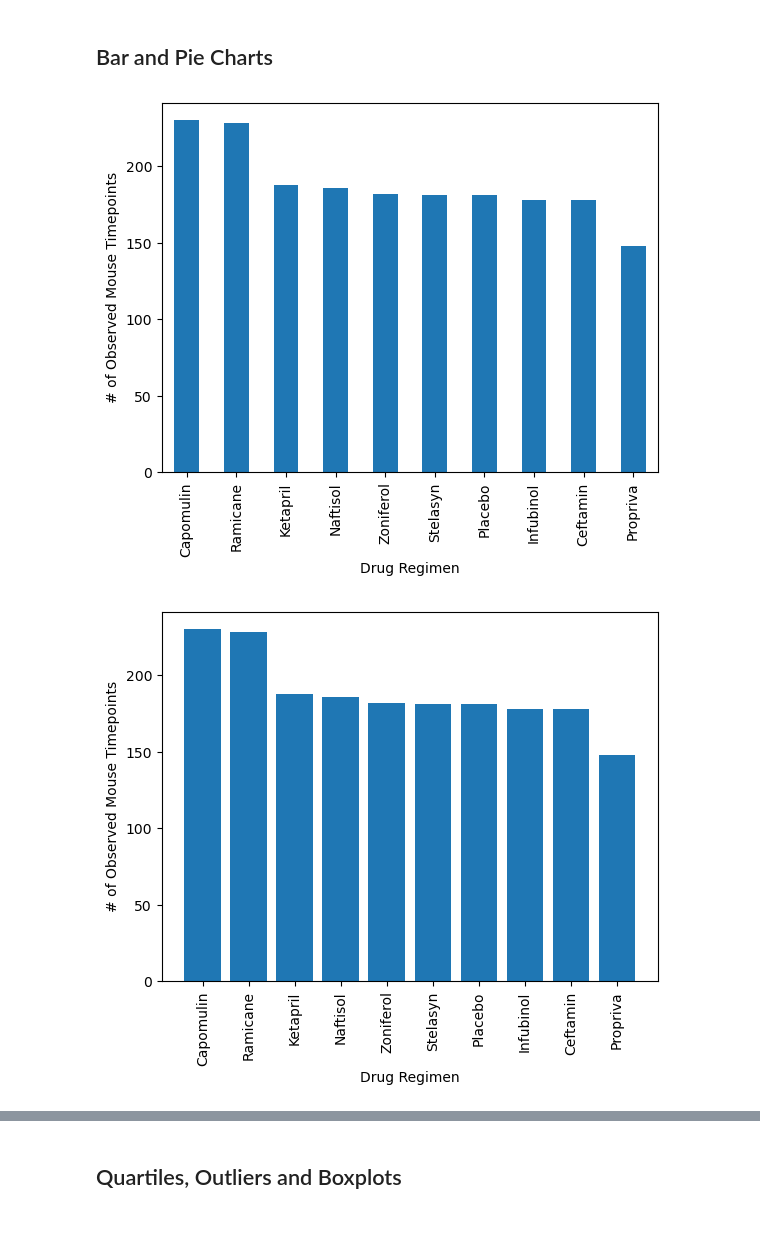
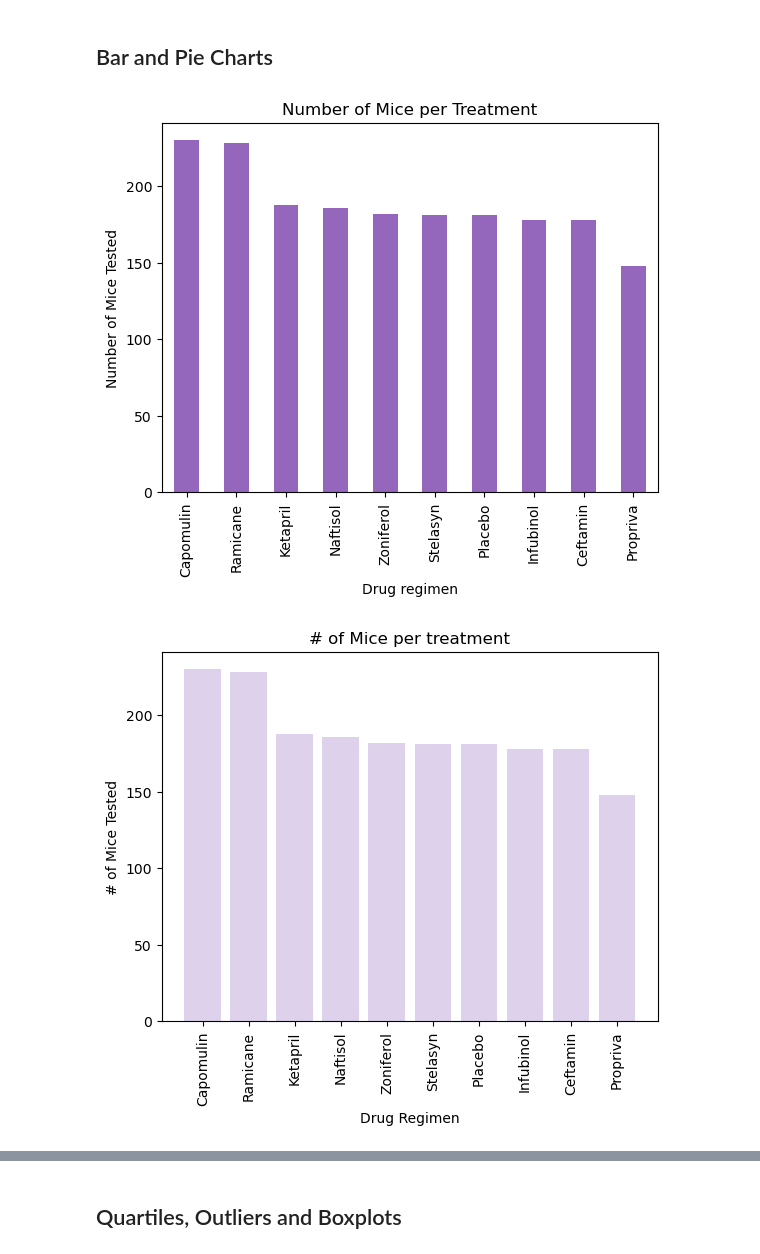
Before and after one commit to ortizvane09/Pymaceuticals, a Jupyter notebook: pymaceuticals_starter.ipynb, the cells around one changed output, grey strips where cells are left out. Cells and saved outputs as stored; diff of their text form; code cells hidden in the pictures; blank space fills up the shorter version.

```diff
--- a/pymaceuticals_starter.ipynb
+++ b/pymaceuticals_starter.ipynb
@@ -20,10 +20,12 @@ mouse_metadata = pd.read_csv(mouse_metadata_path)
 study_results = pd.read_csv(study_results_path)
 
 # Combine the data into a single DataFrame
-study_data_complete = pd.merge(study_results, mouse_metadata, how="left", on="Mouse ID")
+Data_combo = pd.merge(mouse_metadata, study_results, how='right')
 
 # Display the data table for preview
-study_data_complete.head()
+Data_combo = Data_combo[['Mouse ID', 'Timepoint', 'Tumor Volume (mm3)', 'Metastatic Sites',
+                               'Drug Regimen''', 'Sex', 'Age_months', 'Weight (g)']]
+Data_combo.head()
 # %% [output]
 |  | Mouse ID | Timepoint | Tumor Volume (mm3) | Metastatic Sites | Drug Regimen | Sex | Age_months | ... |
 | 0 | b128 | 0 | 45.0 | 0 | Capomulin | Female | 9 | ... |
@@ -41,8 +43,8 @@ number_of_mice
 # %%
 # Our data should be uniquely identified by Mouse ID and Timepoint
 # Get the duplicate mice by ID number that shows up for Mouse ID and Timepoint.
-duplicate_mice = study_data_complete.loc[study_data_complete.duplicated(subset=['Mouse ID', 'Timepoint',]),'Mouse ID'].unique()
-duplicate_mice
+dup_mice = Data_combo.loc[Data_combo.duplicated(subset=['Mouse ID', 'Timepoint',]), 'Mouse ID'].unique()
+dup_mice
 # %% [output]
 array(['g989'], dtype=object)
 # %%
@@ -66,7 +68,7 @@ dup_mice_df
 | 1592 | g989 | 35 | 62.570880 | 2 | Propriva | Female | 21 | ... |
 # %%
 # Create a clean DataFrame by dropping the duplicate mouse by its ID.
-clean_df = study_data_complete[study_data_complete['Mouse ID'].isin(duplicate_mice)==False]
+clean_df = Data_combo[Data_combo['Mouse ID'].isin(dup_mice)==False]
 clean_df.head()
 # %% [output]
 |  | Mouse ID | Timepoint | Tumor Volume (mm3) | Metastatic Sites | Drug Regimen | Sex | Age_months | ... |
@@ -143,11 +144,30 @@ summary_stats_table
 ## Bar and Pie Charts
 # %%
 # Generate a bar plot showing the total number of rows (Mouse ID/Timepoints) for each drug regimen using Pandas.
+mouse_count = clean_df["Drug Regimen"].value_counts()
+plot_pandas = mouse_count.plot.bar(color='tab:purple')
+
+plt.xlabel("Drug regimen")
+plt.ylabel("Number of Mice Tested")
+plt.title("Number of Mice per Treatment")
+
+plt.show()
 # %% [output]
-[figure, old version]
+[figure, new version]
 # %%
 # Generate a bar plot showing the total number of rows (Mouse ID/Timepoints) for each drug regimen using pyplot.
+x_axis = mouse_count.index.values
+y_axis = mouse_count.values
+
+plt.bar(x_axis, y_axis, color='tab:purple', alpha=0.3, align='center')
+
+plt.xlabel("Drug Regimen")
+plt.ylabel("# Of Mice Tested")
+plt.xticks(rotation="vertical")
+plt.title("# Of Mice Per treatment")
+
+plt.show()
 # %% [output]
-[figure, old version]
+[figure, new version]
 # %%
 # Generate a pie plot showing the distribution of female versus male mice using Pandas
```
Also changed, not shown: parts of 14 cells of this notebook.
